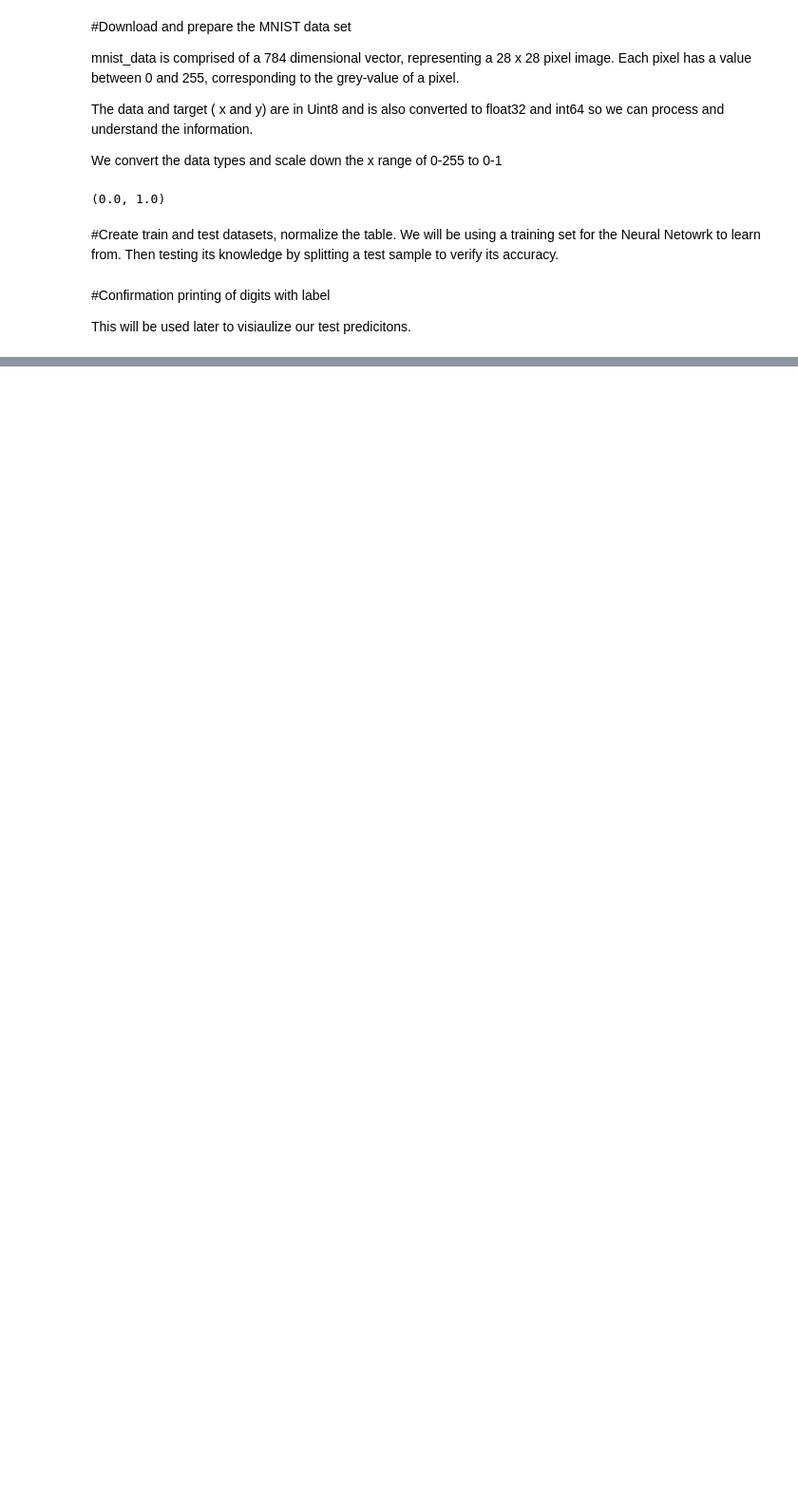
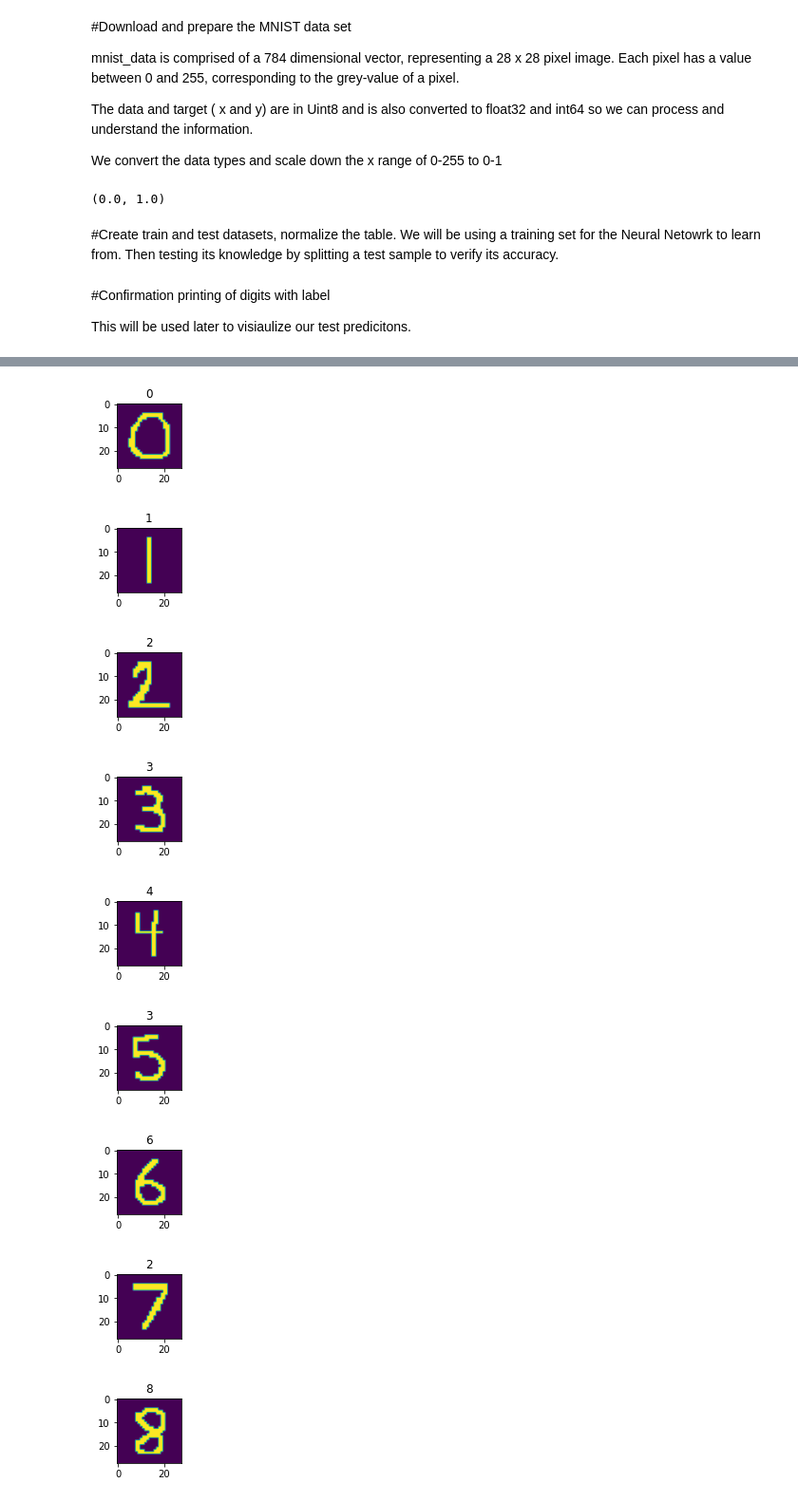
Before and after one commit to BrockDSL/Hand_Written_Digit_Recognition_Project, a Jupyter notebook: NeuralNet.ipynb, the cells around one changed output, grey strips where cells are left out. Shown at 95% size. Drawn from its saved outputs; the diff is of its cells as text; code cells hidden in the pictures; blank space fills up the shorter version.

```diff
--- a/NeuralNet.ipynb
+++ b/NeuralNet.ipynb
@@ -64,0 +80,4 @@ plot_test(x_train, y_train)
+# %%
+dimensions = x.shape[1]
+hidden_size = int(dimensions/6)
+output_size = len(np.unique(mnist_data.target))
@@ -64,0 +104,12 @@ plot_test(x_train, y_train)
+# %%
+torch.manual_seed(0)
+
+net = NeuralNetClassifier(
+    Net,
+    max_epochs=25,
+    lr=0.1,
+    device=device,
+    iterator_train__shuffle=True,
+)
+# %%
+net.fit(x_train, y_train);
@@ -64,0 +149,34 @@ plot_test(x_train, y_train)
+# %%
+def plot(x,y):
+
+  for i,row in enumerate(x):
+        plt.figure(figsize=(2.5,1.25))
+        pixels = row.reshape((28, 28))
+        plt.title(y[i])
+        plt.imshow(pixels)
+        plt.show()
+# %%
+import pandas as pd
+
+url = 'https://raw.githubusercontent.com/KeenanBrab/MNISTNeuralNetwork/master/testData.csv'
+url2 = "https://raw.githubusercontent.com/KeenanBrab/MNISTNeuralNetwork/master/dataLabel.csv"
+
+df = pd.read_csv(url)
+labels = pd.read_csv(url2)
+mytest = df.to_numpy()
+myresults = labels.to_numpy()
+
+
+y_pred = net.predict(mytest.astype('float32'))
+accuracy_score(myresults.astype('int64'), y_pred)
+plot(mytest,y_pred)
+# %% [output]
+[figure, added]
+[figure, added]
+[figure, added]
+[figure, added]
+[figure, added]
+[figure, added]
+[figure, added]
+[figure, added]
+[figure, added]
```
Also changed, not shown: parts of 14 cells of this notebook.
